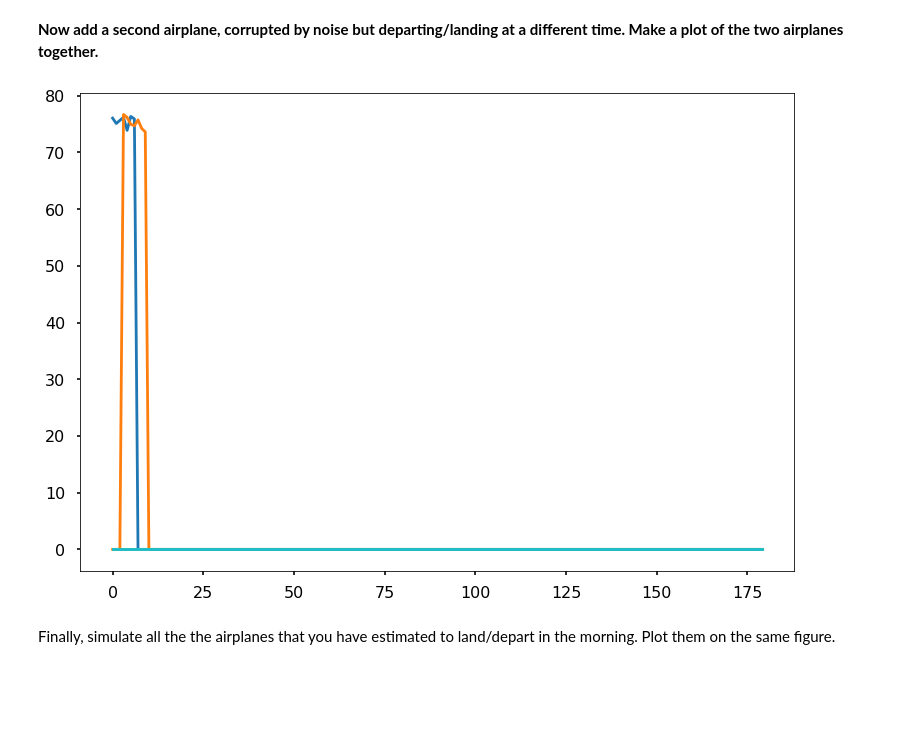
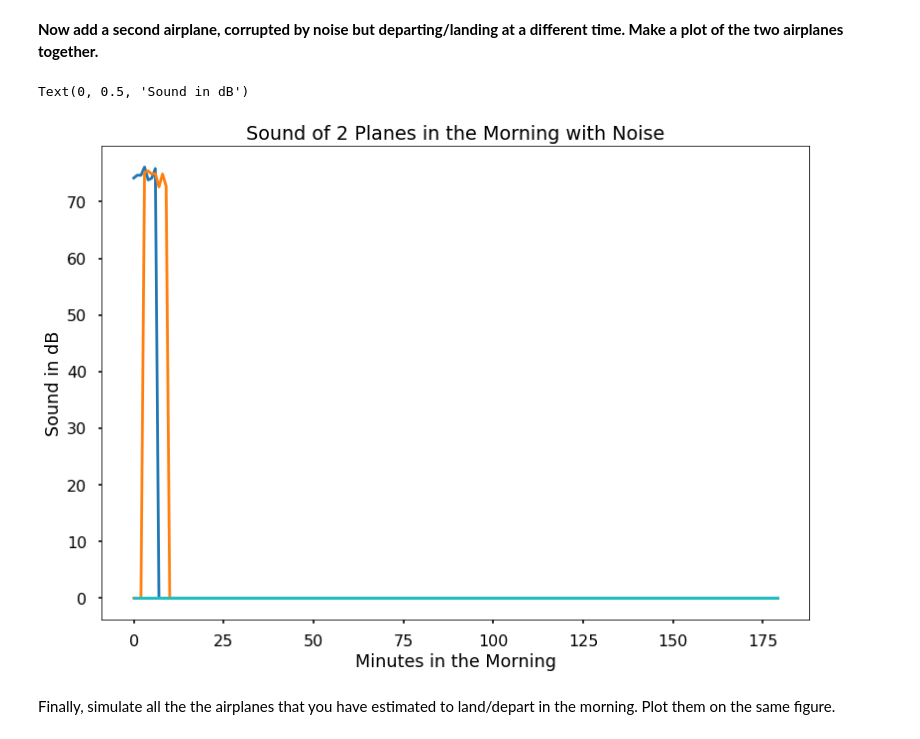
Before and after one commit to kzapalac/PythonTutorials, a Jupyter notebook: tutorial_ex_10/tutorial010Exercise.ipynb, the cells around one changed output. Drawn from its saved outputs; the diff is of its cells as text; code cells hidden in the pictures; blank space fills up the shorter version.

```diff
--- a/tutorial_ex_10/tutorial010Exercise.ipynb
+++ b/tutorial_ex_10/tutorial010Exercise.ipynb
@@ -71,7 +79,11 @@ plane_noise = plane + measurement_noise
 m_plane_db[3:10, 1:2] = plane_noise
 # %%
 plt.plot(m_plane_db);
+plt.title('Sound of 2 Planes in the Morning with Noise')
+plt.xlabel('Minutes in the Morning')
+plt.ylabel('Sound in dB')
 # %% [output]
+Text(0, 0.5, 'Sound in dB')
-[figure, old version]
+[figure, new version]
 # %% [markdown]
 Finally, simulate all the the airplanes that you have estimated to land/depart in the morning. Plot them on the same figure.
```
Also changed, not shown: parts of 3 cells of this notebook.
